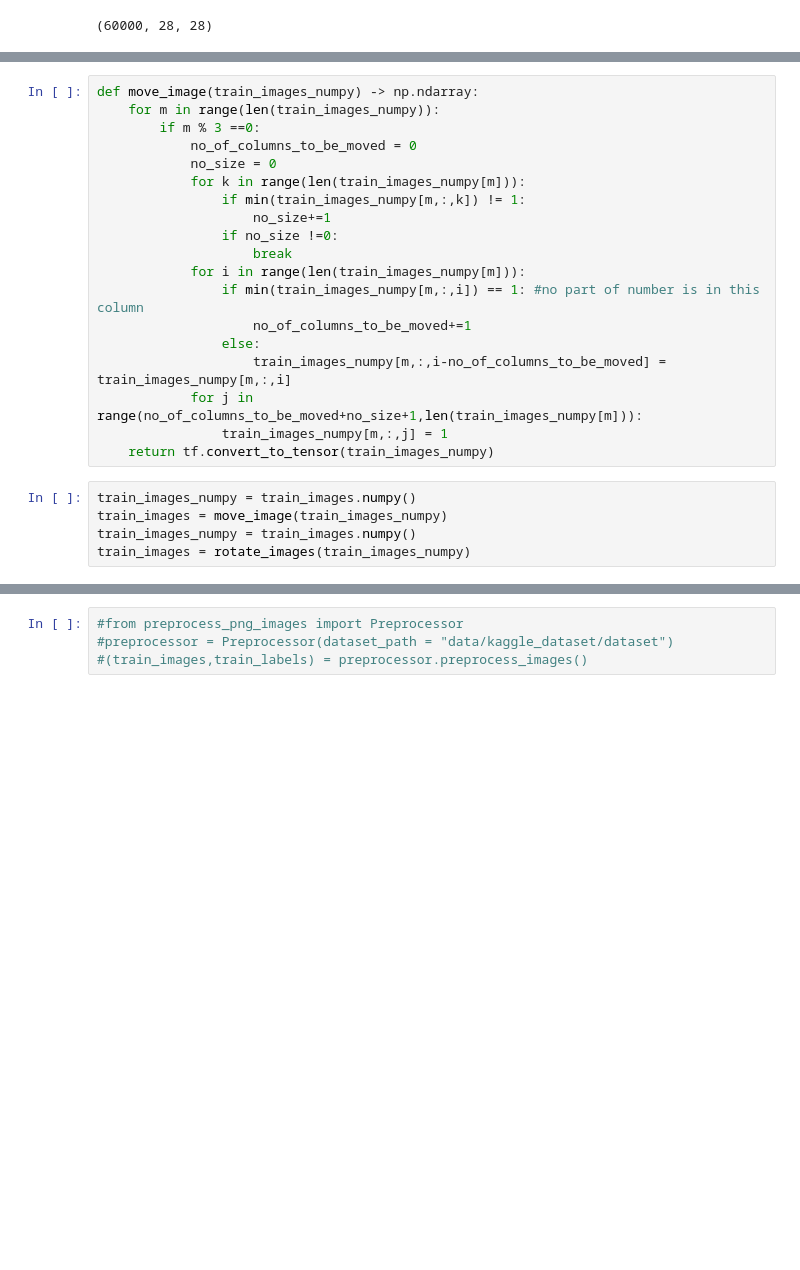
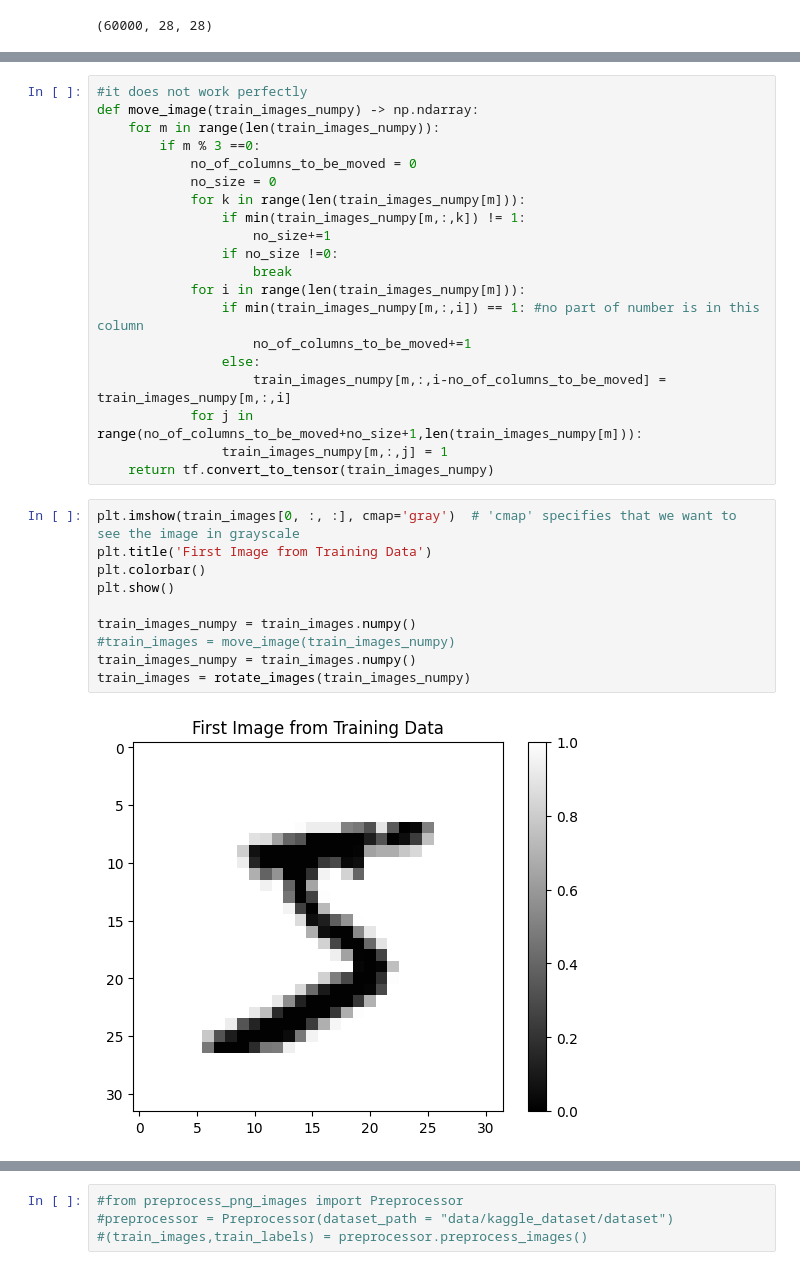
Before and after one commit to Lukas-Kozel/LeNet-5-playground, a Jupyter notebook: training.ipynb, the cells around one changed output, grey strips where cells are left out. Saved outputs shown, nothing was run; the diff lists cells and outputs as text; blank space fills up the shorter version.

```diff
--- a/training.ipynb
+++ b/training.ipynb
@@ -69,4 +76,5 @@ def rotate_images(train_images_numpy) -> np.ndarray:
 # %%
+#it does not work perfectly
 def move_image(train_images_numpy) -> np.ndarray:
     for m in range(len(train_images_numpy)):
         if m % 3 ==0:
@@ -85,8 +93,15 @@ def move_image(train_images_numpy) -> np.ndarray:
             for j in range(no_of_columns_to_be_moved+no_size+1,len(train_images_numpy[m])):
                 train_images_numpy[m,:,j] = 1
     return tf.convert_to_tensor(train_images_numpy)
-# %%
-train_images_numpy = train_images.numpy()
-train_images = move_image(train_images_numpy)
-train_images_numpy = train_images.numpy()
-train_images = rotate_images(train_images_numpy)
+# %%
+plt.imshow(train_images[0, :, :], cmap='gray')  # 'cmap' specifies that we want to see the image in grayscale
+plt.title('First Image from Training Data')
+plt.colorbar()
+plt.show()
+
+train_images_numpy = train_images.numpy()
+#train_images = move_image(train_images_numpy)
+train_images_numpy = train_images.numpy()
+train_images = rotate_images(train_images_numpy)
+# %% [output]
+[figure, added]
```
Also changed, not shown: parts of 6 cells of this notebook, 3 other files.
